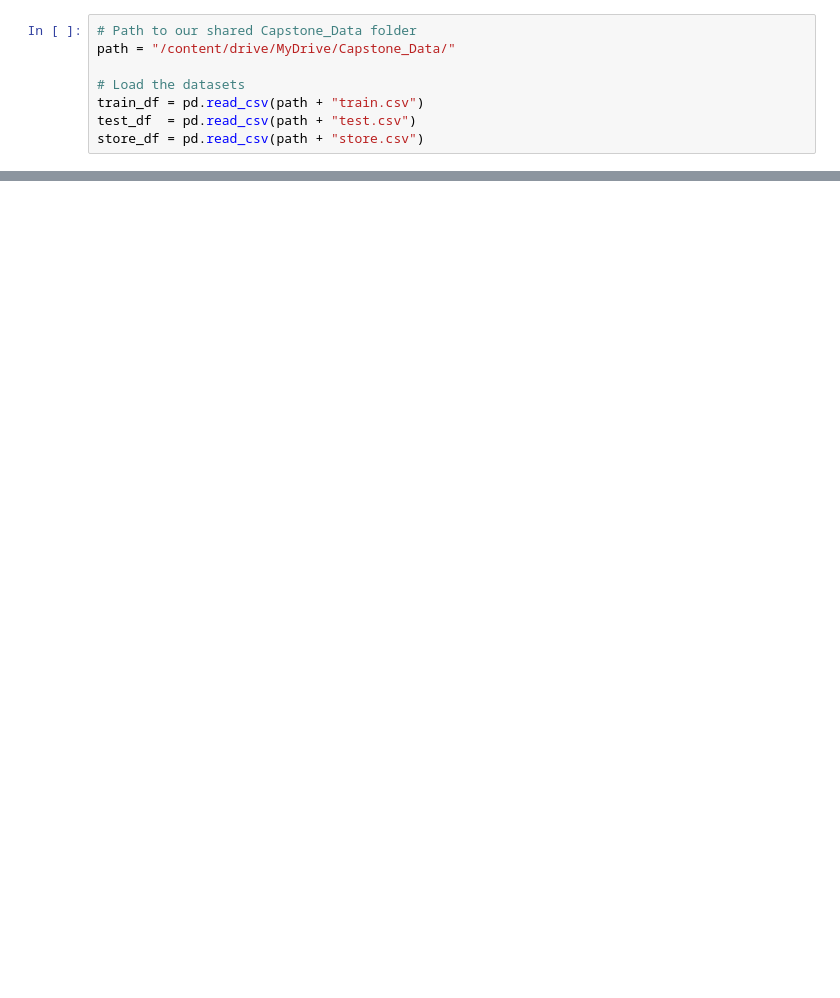
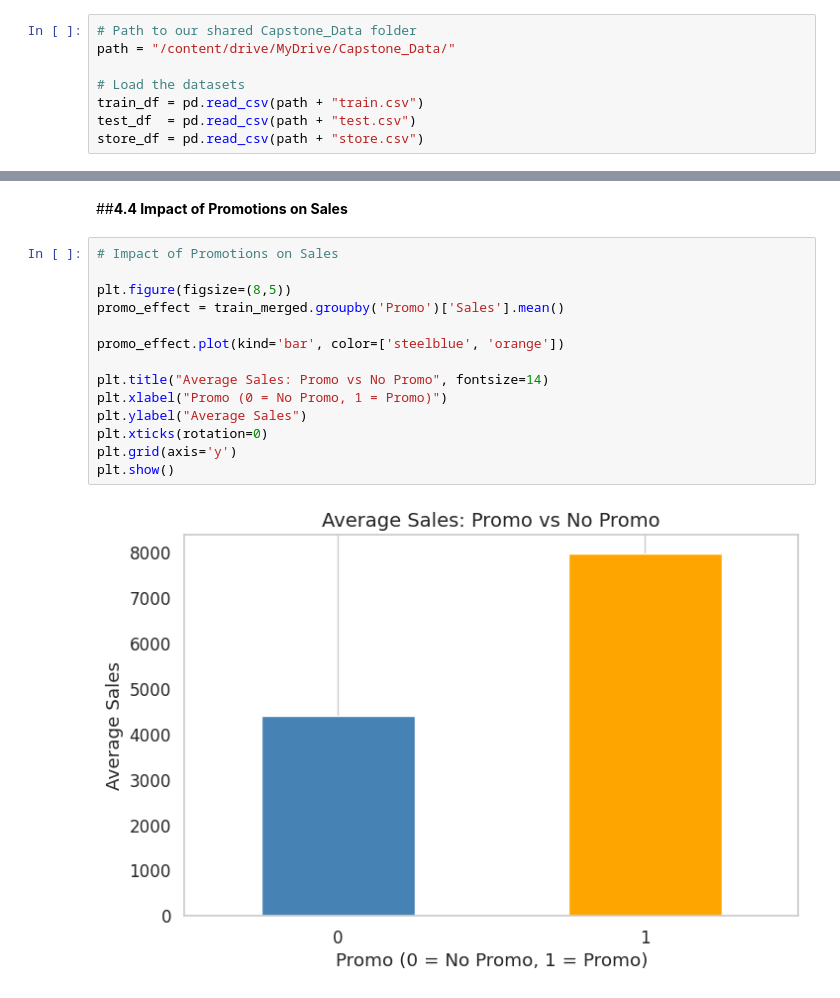
Before and after one commit to valentine96/Demand-Planning-and-Forecasting, a Jupyter notebook: notebooks/01_Data_Cleaning_and__EDA.ipynb, the cells around one changed output, grey strips where cells are left out. Drawn from its saved outputs; the diff is of its cells as text; blank space fills up the shorter version.

```diff
--- a/notebooks/01_Data_Cleaning_and__EDA.ipynb
+++ b/notebooks/01_Data_Cleaning_and__EDA.ipynb
@@ -736,0 +739,18 @@ test_df.to_csv(clean_test_path, index=False)
+# %% [markdown]
+##**4.4 Impact of Promotions on Sales**
+# %%
+# Impact of Promotions on Sales
+
+plt.figure(figsize=(8,5))
+promo_effect = train_merged.groupby('Promo')['Sales'].mean()
+
+promo_effect.plot(kind='bar', color=['steelblue', 'orange'])
+
+plt.title("Average Sales: Promo vs No Promo", fontsize=14)
+plt.xlabel("Promo (0 = No Promo, 1 = Promo)")
+plt.ylabel("Average Sales")
+plt.xticks(rotation=0)
+plt.grid(axis='y')
+plt.show()
+# %% [output]
+[figure, added]
```
Also changed, not shown: parts of 138 cells of this notebook.
